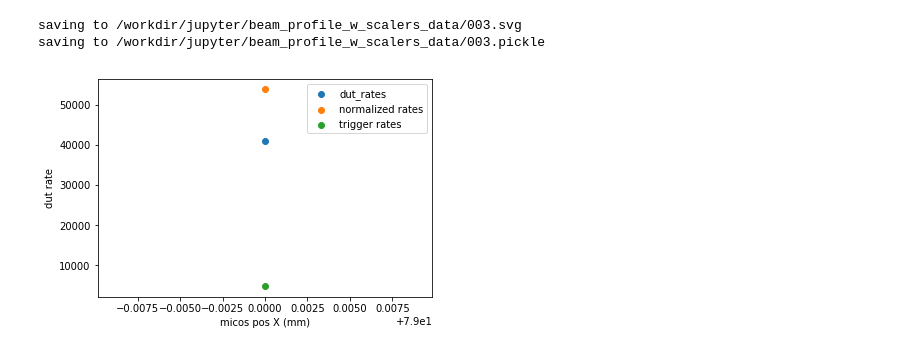
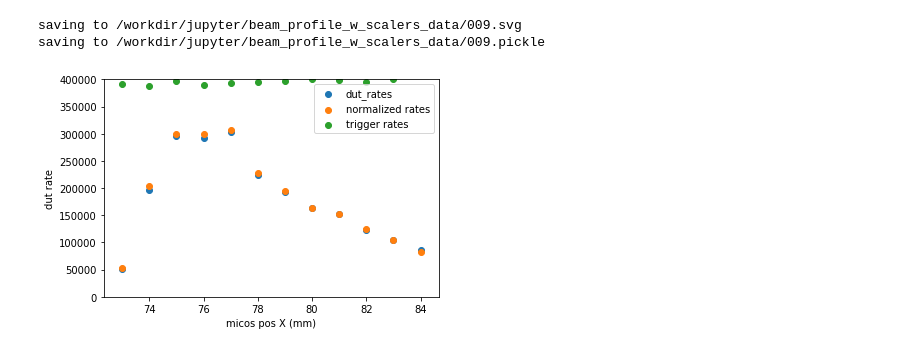
Before and after one commit to acidbourbon/PT_full_system, a Jupyter notebook: workdir/jupyter/beam_profile_w_scalers.ipynb, the cells around one changed output. Saved outputs shown, nothing was run; the diff lists cells and outputs as text; code cells hidden in the pictures.

```diff
--- a/workdir/jupyter/beam_profile_w_scalers.ipynb
+++ b/workdir/jupyter/beam_profile_w_scalers.ipynb
@@ -97,8 +97,10 @@ y_offset = 30
 #X = np.arange(73, 85, 1)
 #X = [18+x_offset]
 #Y = np.arange(79-2, 69+3, 2)
-Y = np.arange(69-6, 69+7, 2)
-X = [79]
+#Y = np.arange(69-6, 69+7, 2)
+Y = [71]
+
+X = np.arange(73, 85, 1)
 
 
 dut_chan = 2 # ufsd in Padiwa
@@ -219,15 +221,15 @@ saving to /workdir/jupyter/beam_profile_w_scalers_data/X_mm.pickle
 saving to /workdir/jupyter/beam_profile_w_scalers_data/Y_mm.pickle
 # %%
 plt.scatter(X,sum(dut_rates)/len(Y),label ="dut_rates")
-plt.scatter(X,sum(rates)*1.3e5, label ="normalized rates")
-plt.scatter(X,sum(trigger_rates)*1e-3, label ="trigger rates")
+plt.scatter(X,sum(rates)*10e5, label ="normalized rates")
+plt.scatter(X,sum(trigger_rates)*4e-1, label ="trigger rates")
 plt.xlabel("micos pos X (mm)")
 plt.ylabel("dut rate")
-#plt.ylim(0,2000)
+plt.ylim(0,400000)
 plt.legend()
 show(plt)
 # %% [output]
-saving to /workdir/jupyter/beam_profile_w_scalers_data/003.svg
-saving to /workdir/jupyter/beam_profile_w_scalers_data/003.pickle
+saving to /workdir/jupyter/beam_profile_w_scalers_data/009.svg
+saving to /workdir/jupyter/beam_profile_w_scalers_data/009.pickle
-[figure, old version]
+[figure, new version]
 # %%
```
Also changed, not shown: parts of 5 cells of this notebook, 3 other files.
